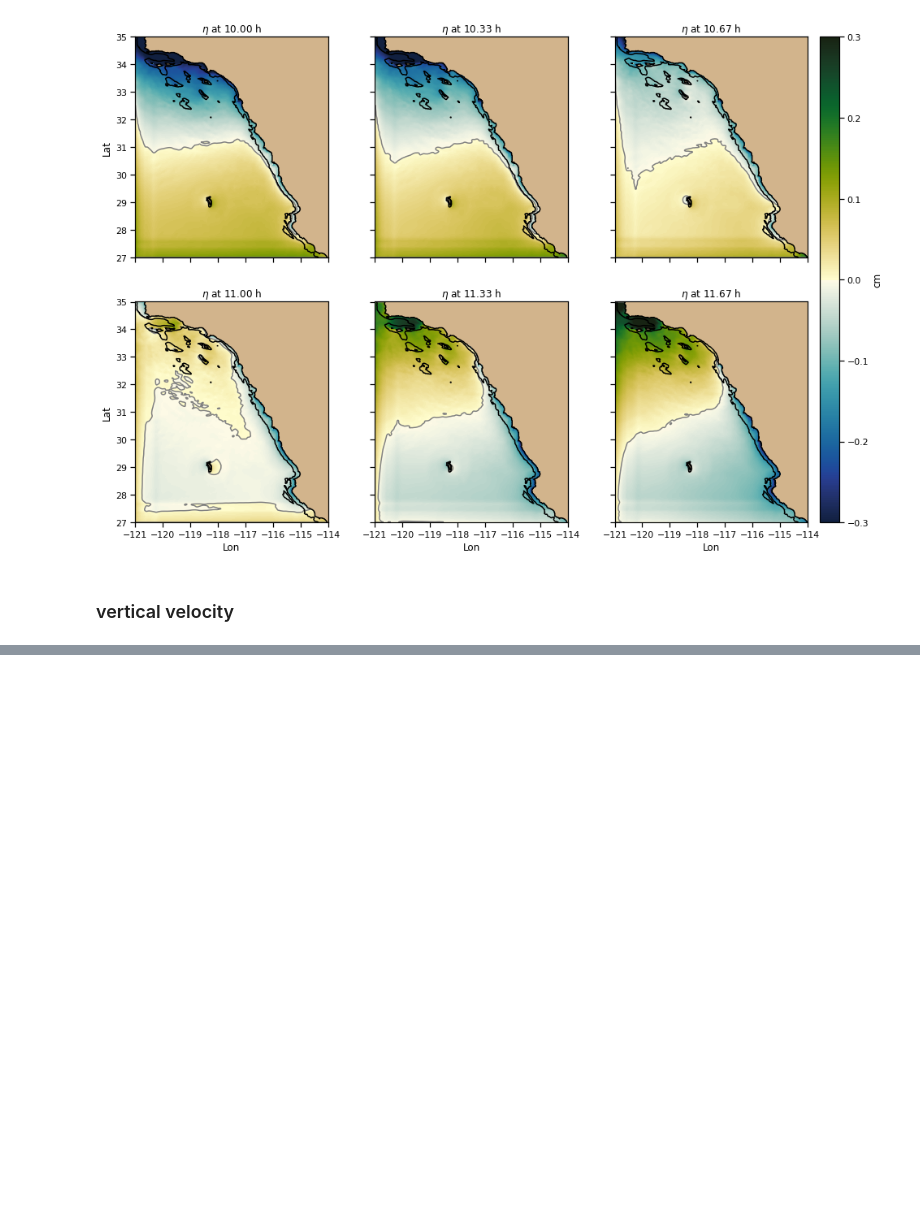
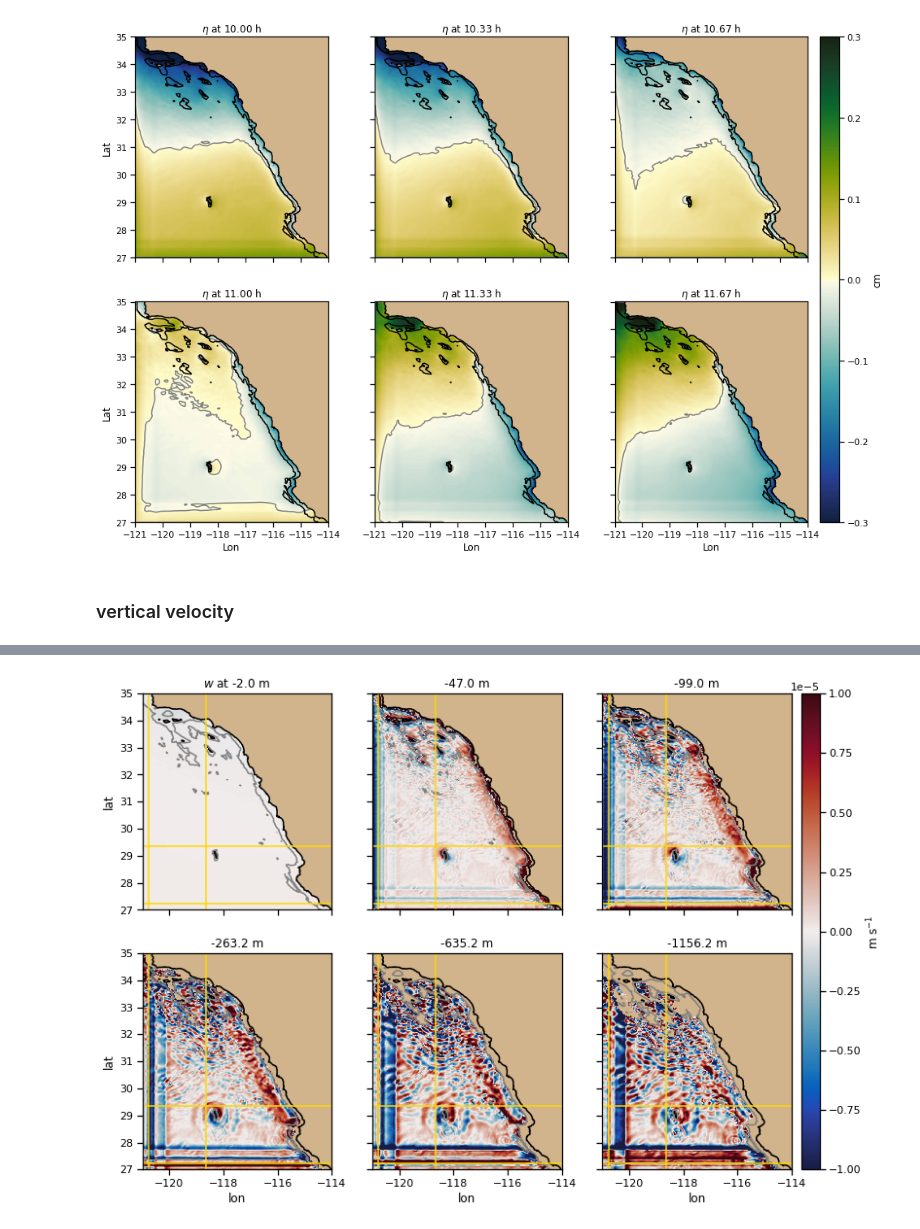
Before and after one commit to anakarinarm/notebooks_SVB, a Jupyter notebook: MITgcm/05_448x512x100/11_no_parallel_winds_noSVB.ipynb, the cells around one changed output, grey strips where cells are left out. Saved outputs shown, nothing was run; the diff lists cells and outputs as text; code cells hidden in the pictures; blank space fills up the shorter version.

```diff
--- a/MITgcm/05_448x512x100/11_no_parallel_winds_noSVB.ipynb
+++ b/MITgcm/05_448x512x100/11_no_parallel_winds_noSVB.ipynb
@@ -302,0 +308,80 @@ for ax in [ax0,ax1,ax2,ax3,ax4,ax5]:
+# %%
+sns.set_context('notebook')
+zz = 0
+zz2 =15
+zz3 = 25
+zz4 = 43
+zz5 = 60
+zz6 = 70
+tini = 24
+dt = 600
+ti = 71
+W1b = ds['WVEL'][ti,zz,:,:]
+W2b = ds['WVEL'][ti,zz2,:,:]
+W3b = ds['WVEL'][ti,zz3,:,:]
+W4b = ds['WVEL'][ti,zz4,:,:]
+W5b = ds['WVEL'][ti,zz5,:,:]
+W6b = ds['WVEL'][ti,zz6,:,:]
+
+fig, ((ax0,ax1,ax2),(ax3,ax4,ax5)) = plt.subplots(2,3,figsize=(12,9), sharey=True, sharex=True)
+ax0.set_facecolor('tan')
+ax1.set_facecolor('tan')
+ax2.set_facecolor('tan')
+ax3.set_facecolor('tan')
+ax4.set_facecolor('tan')
+ax5.set_facecolor('tan')
+
+pc = ax0.pcolormesh(lon,lat, np.ma.masked_array(W1b,mask=mask[zz,:,:]),
+                   cmap=cmo.cm.balance, vmin=-1E-5, vmax=1E-5)
+ax0.contour(lon,lat,depth, levels=[0,500], colors=['k', '0.5'])
+
+pc = ax1.pcolormesh(lon,lat, np.ma.masked_array(W2b,mask=mask[zz2,:,:]),
+                  cmap=cmo.cm.balance, vmin=-1E-5, vmax=1E-5)
+ax1.contour(lon,lat,depth, levels=[0,500], colors=['k','0.5'])
+
+pc = ax2.pcolormesh(lon,lat, np.ma.masked_array(W3b,mask=mask[zz3,:,:]),
+                  cmap=cmo.cm.balance, vmin=-1E-5, vmax=1E-5)
+ax2.contour(lon,lat,depth, levels=[0,500], colors=['k', '0.5'])
+
+pc = ax3.pcolormesh(lon,lat, np.ma.masked_array(W4b,mask=mask[zz4,:,:]),
+                  cmap=cmo.cm.balance, vmin=-1E-5, vmax=1E-5)
+ax3.contour(lon,lat,depth, levels=[0,500], colors=['k', '0.5'])
+
+pc = ax4.pcolormesh(lon,lat, np.ma.masked_array(W5b,mask=mask[zz5,:,:]),
+                  cmap=cmo.cm.balance, vmin=-1E-5, vmax=1E-5)
+ax4.contour(lon,lat,depth, levels=[0,500], colors=['k', '0.5'])
+
+pc = ax5.pcolormesh(lon,lat, np.ma.masked_array(W6b,mask=mask[zz6,:,:]),
+                  cmap=cmo.cm.balance,vmin=-1E-5, vmax=1E-5)
+ax5.contour(lon,lat,depth, levels=[0,500], colors=['k', '0.5'])
+
+norm = mpl.colors.Normalize(vmin=-1E-5, vmax=1E-5)
+cbar_ax = fig.add_axes([0.91, 0.125, 0.022, 0.755])
+cb = fig.colorbar(mpl.cm.ScalarMappable(norm=norm, cmap=cmo.cm.balance),
+                  cax=cbar_ax, orientation='vertical',label='m s$^{-1}$')
+
+ax3.set_xlabel('lon')
+ax4.set_xlabel('lon')
+ax5.set_xlabel('lon')
+ax0.set_ylabel('lat')
+ax3.set_ylabel('lat')
+
+ax0.set_title(r'$w$ at %1.1f m'%(Zl[zz]))
+ax1.set_title('%1.1f m'%(Zl[zz2]))
+ax2.set_title('%1.1f m'%(Zl[zz3]))
+ax3.set_title('%1.1f m'%(Zl[zz4]))
+ax4.set_title('%1.1f m'%(Zl[zz5]))
+ax5.set_title('%1.1f m'%(Zl[zz6]))
+
+for ax in [ax0,ax1,ax2,ax3,ax4,ax5]:
+    ax.set_aspect(1)
+    ax.set_ylim(27,35)
+    ax.set_xlim(-121,-114)
+    ax.axhline(lat[14], color='gold')
+    ax.axvline(lon[14], color='gold')
+    ax.axhline(lat[150], color='gold')
+    ax.axvline(lon[150], color='gold')
+
+#plt.tight_layout()
+# %% [output]
+[figure, added]
```
Also changed, not shown: parts of 3 cells of this notebook, 10 other files.
